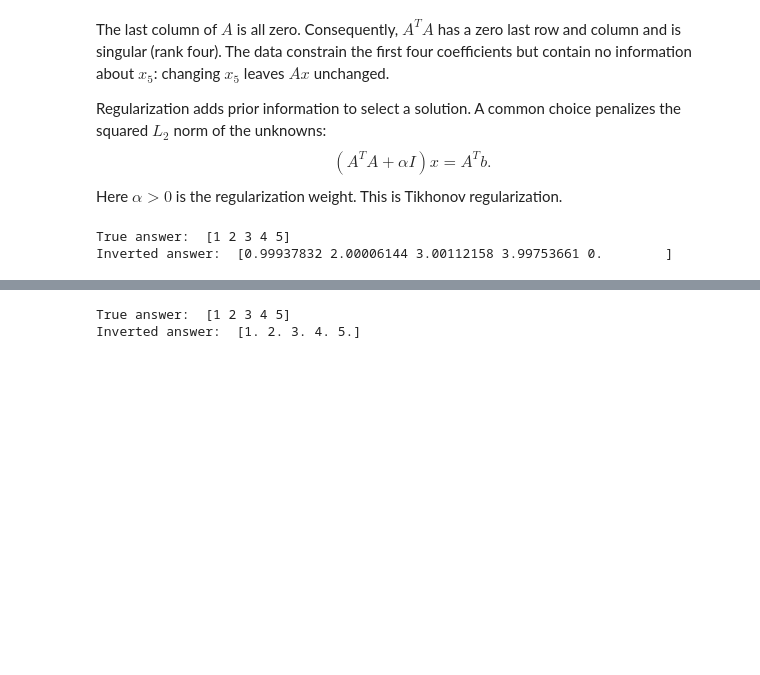
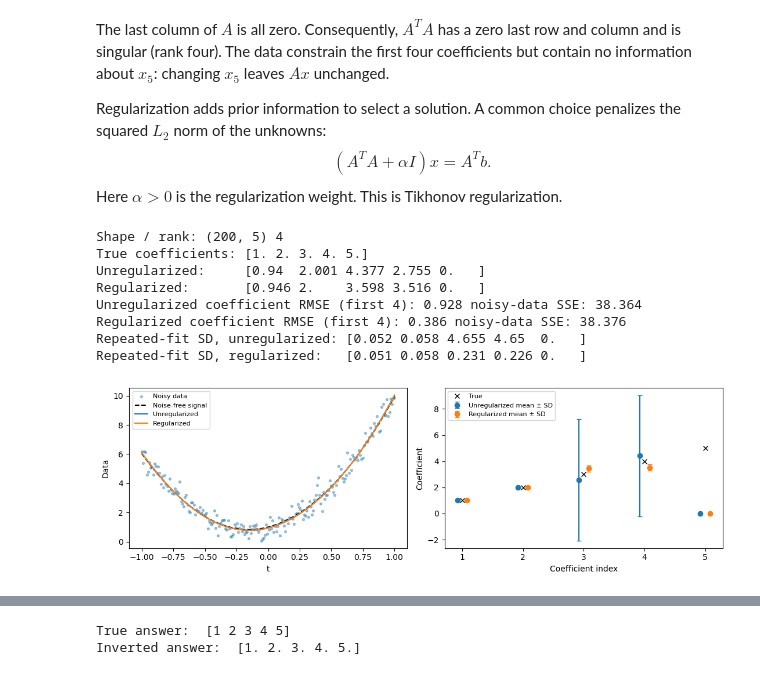
Before and after one commit to jinwar/GeophysicsComputing_GPGN436536, a Jupyter notebook: 09_Regression.ipynb, the cells around one changed output, grey strips where cells are left out. Drawn from its saved outputs; the diff is of its cells as text; code cells hidden in the pictures; blank space fills up the shorter version.

Commit message:
Demonstrate regularization with 200 noisy observations and repeated fits

```diff
--- a/09_Regression.ipynb
+++ b/09_Regression.ipynb
@@ -588,13 +588,63 @@ $$
 (A^TA + \alpha I)x = A^Tb.
 $$
 Here $\alpha>0$ is the regularization weight. This is Tikhonov regularization.
-# %%
-# continue from the last code cell
-alpha = .01
-x_regu = np.linalg.inv(A.T.dot(A)+alpha*np.identity(A.shape[1])).dot(A.T.dot(b))
-print('True answer: ',x.flatten())
-print('Inverted answer: ',x_regu.flatten())
-# %% [output]
-True answer:  [1 2 3 4 5]
-Inverted answer:  [0.99937832 2.00006144 3.00112158 3.99753661 0.        ]
+# %%
+# A taller matrix: 200 observations, 5 coefficients, one zero column.
+rng = np.random.default_rng(42)
+n_data, noise_std, lam = 200, 0.5, 0.1
+t = np.linspace(-1, 1, n_data)
+# Columns 3 and 4 are nearly dependent, making noise amplification visible.
+A_long = np.column_stack([np.ones(n_data), t, t**2,
+                          t**2 + 0.01*np.sin(5*t), np.zeros(n_data)])
+x_true = np.array([1., 2., 3., 4., 5.])
+b_clean = A_long @ x_true
+b_noisy = b_clean + rng.normal(0, noise_std, n_data)
+ATA = A_long.T @ A_long
+
+# lstsq handles the singular system without explicitly inverting A.T @ A.
+x_ls = np.linalg.lstsq(A_long, b_noisy, rcond=None)[0]
+x_ridge = np.linalg.solve(ATA + lam*np.eye(5), A_long.T @ b_noisy)
+print('Shape / rank:', A_long.shape, np.linalg.matrix_rank(A_long))
+print('True coefficients:', x_true)
+print('Unregularized:    ', np.round(x_ls, 3))
+print('Regularized:      ', np.round(x_ridge, 3))
+for name, fit in [('Unregularized', x_ls), ('Regularized', x_ridge)]:
+    print(name, 'coefficient RMSE (first 4):',
+          round(np.sqrt(np.mean((fit[:4]-x_true[:4])**2)), 3),
+          'noisy-data SSE:', round(np.sum((A_long @ fit-b_noisy)**2), 3))
+
+# Repeat with independent Gaussian noise to compare variability.
+B = b_clean[:, None] + rng.normal(0, noise_std, (n_data, 200))
+fits_ls = np.linalg.lstsq(A_long, B, rcond=None)[0]
+fits_ridge = np.linalg.solve(ATA + lam*np.eye(5), A_long.T @ B)
+print('Repeated-fit SD, unregularized:', np.round(fits_ls.std(axis=1, ddof=1), 3))
+print('Repeated-fit SD, regularized:  ', np.round(fits_ridge.std(axis=1, ddof=1), 3))
+
+fig, axes = plt.subplots(1, 2, figsize=(11, 3.5))
+axes[0].scatter(t, b_noisy, s=8, alpha=0.4, label='Noisy data')
+axes[0].plot(t, b_clean, 'k--', label='Noise-free signal')
+axes[0].plot(t, A_long @ x_ls, label='Unregularized')
+axes[0].plot(t, A_long @ x_ridge, label='Regularized')
+axes[0].set(xlabel='t', ylabel='Data')
+axes[0].legend(fontsize=8)
+for fits, shift, label in [(fits_ls, -0.08, 'Unregularized'),
+                           (fits_ridge, 0.08, 'Regularized')]:
+    axes[1].errorbar(np.arange(1, 6)+shift, fits.mean(axis=1),
+                     yerr=fits.std(axis=1, ddof=1), fmt='o', capsize=3,
+                     label=label+' mean ± SD')
+axes[1].plot(np.arange(1, 6), x_true, 'kx', label='True')
+axes[1].set(xticks=np.arange(1, 6), xlabel='Coefficient index', ylabel='Coefficient')
+axes[1].legend(fontsize=8)
+fig.tight_layout()
+plt.show()
+# %% [output]
+Shape / rank: (200, 5) 4
+True coefficients: [1. 2. 3. 4. 5.]
+Unregularized:     [0.94  2.001 4.377 2.755 0.   ]
+Regularized:       [0.946 2.    3.598 3.516 0.   ]
+Unregularized coefficient RMSE (first 4): 0.928 noisy-data SSE: 38.364
+Regularized coefficient RMSE (first 4): 0.386 noisy-data SSE: 38.376
+Repeated-fit SD, unregularized: [0.052 0.058 4.655 4.65  0.   ]
+Repeated-fit SD, regularized:   [0.051 0.058 0.231 0.226 0.   ]
+[figure, added]
 # %% [markdown]
```
Also changed, not shown: parts of 1 cell of this notebook.
